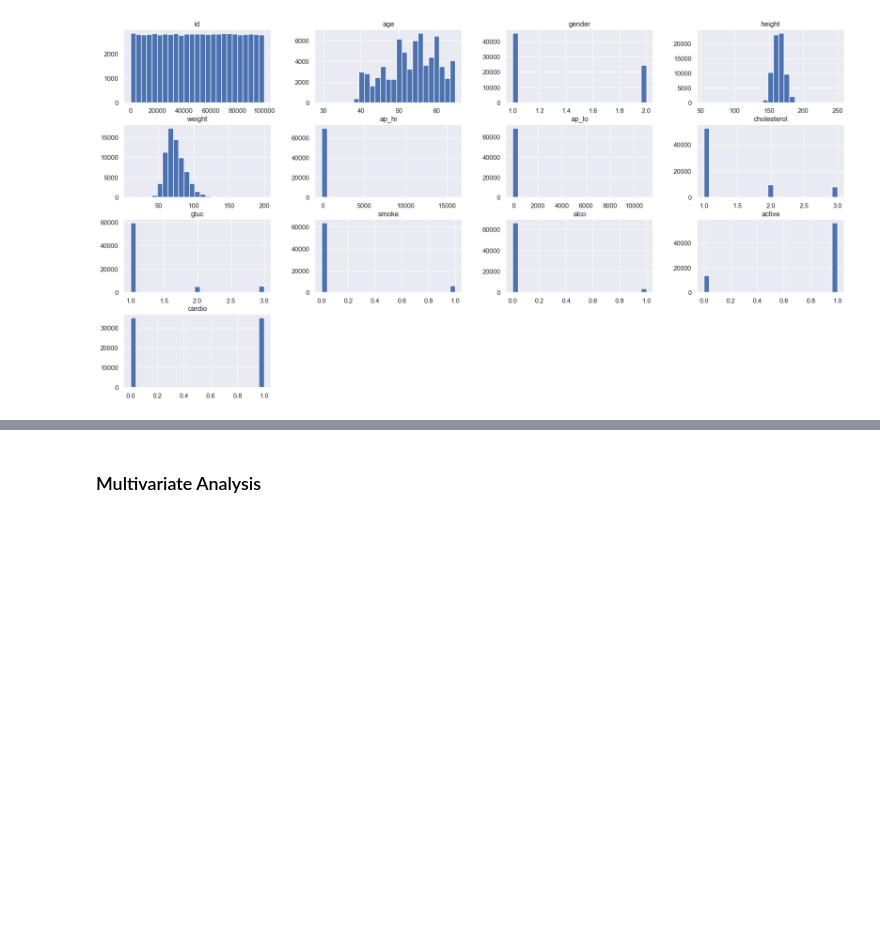
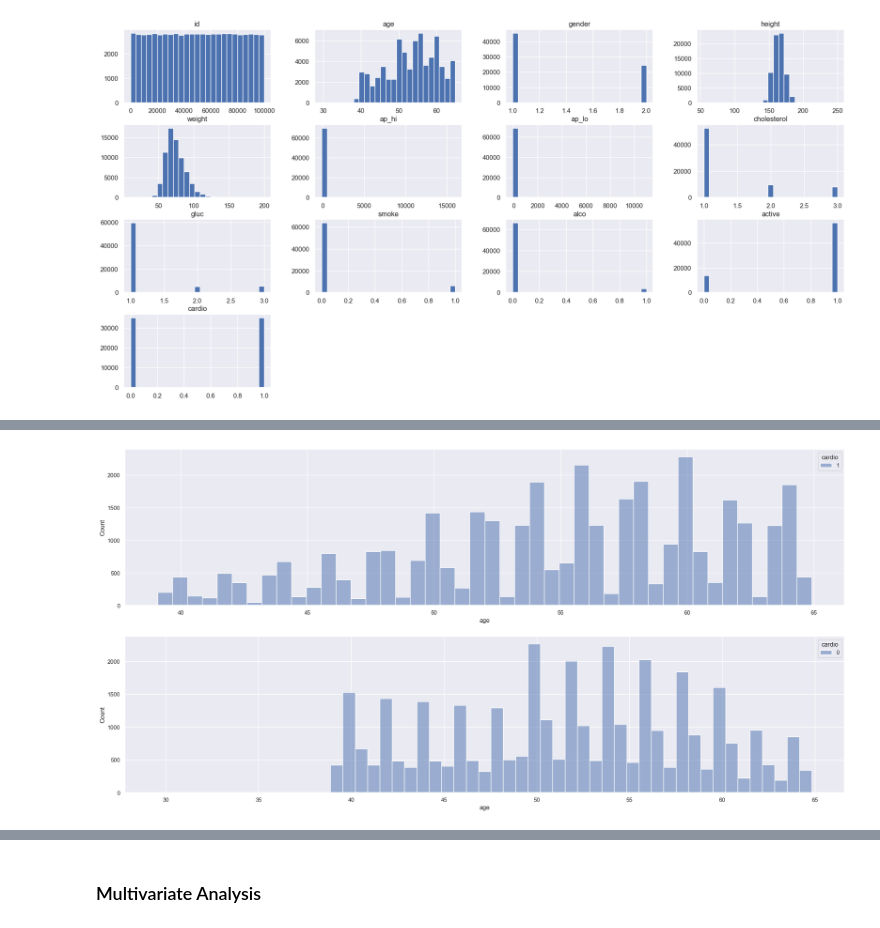
Before and after one commit to TalithaStella/CardioDisease, a Jupyter notebook: PA001-CCD.ipynb, the cells around one changed output, grey strips where cells are left out. Saved outputs shown, nothing was run; the diff lists cells and outputs as text; code cells hidden in the pictures; blank space fills up the shorter version.

```diff
--- a/PA001-CCD.ipynb
+++ b/PA001-CCD.ipynb
@@ -203,0 +179,13 @@ num_attributes.hist( bins=25, figsize=(22,11) );
+# %%
+
+plt.subplot(2,1,1)
+sns.histplot(x='age',
+             data=df2[(df2['cardio'] == 1)],
+             hue='cardio');
+
+plt.subplot(2,1,2)
+sns.histplot(x='age',
+             data=df2[(df2['cardio'] == 0)],
+             hue='cardio');
+# %% [output]
+[figure, added]
```
Also changed, not shown: parts of 48 cells of this notebook.
